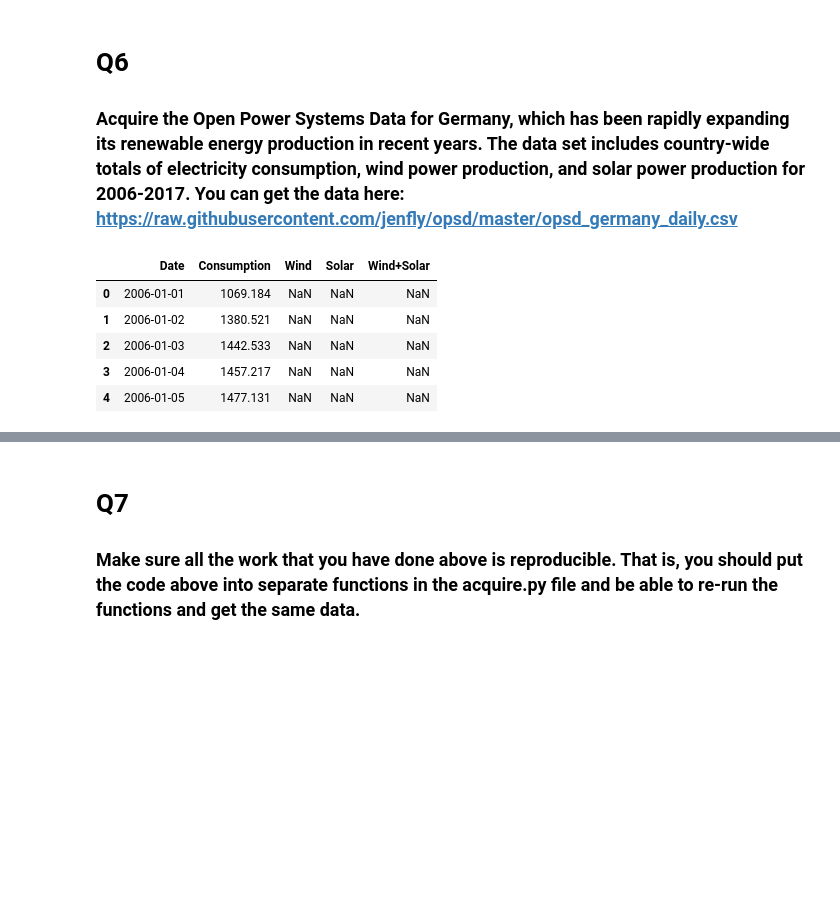
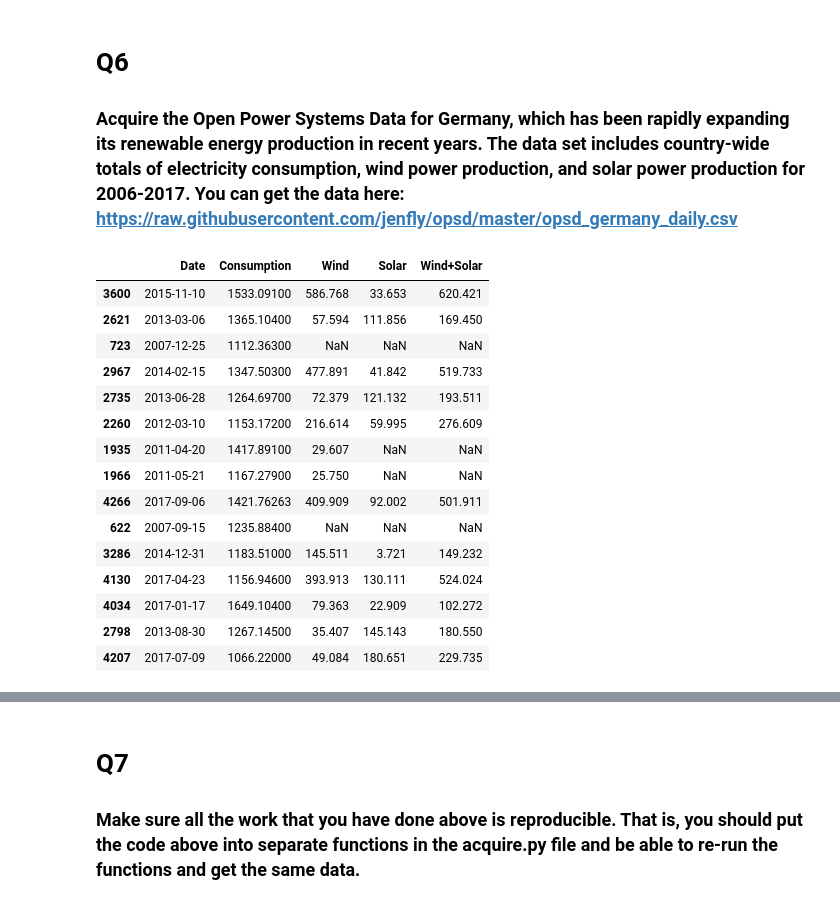
Before and after one commit to Ramiro-Lopez/time-series-exercises, a Jupyter notebook: acquire_exercise.ipynb, the cells around one changed output, grey strips where cells are left out. Drawn from its saved outputs; the diff is of its cells as text; code cells hidden in the pictures; blank space fills up the shorter version.

```diff
--- a/acquire_exercise.ipynb
+++ b/acquire_exercise.ipynb
@@ -385,11 +453,21 @@ df.head()
 ### Acquire the Open Power Systems Data for Germany, which has been rapidly expanding its renewable energy production in recent years. The data set includes country-wide totals of electricity consumption, wind power production, and solar power production for 2006-2017. You can get the data here: https://raw.githubusercontent.com/jenfly/opsd/master/opsd_germany_daily.csv
 # %%
 solar_df = pd.read_csv('https://raw.githubusercontent.com/jenfly/opsd/master/opsd_germany_daily.csv')
-solar_df.head()
+solar_df.sample(15)
 # %% [output]
 |  | Date | Consumption | Wind | Solar | Wind+Solar |
-| 0 | 2006-01-01 | 1069.184 | NaN | NaN | NaN |
-| 1 | 2006-01-02 | 1380.521 | NaN | NaN | NaN |
-| 2 | 2006-01-03 | 1442.533 | NaN | NaN | NaN |
-| 3 | 2006-01-04 | 1457.217 | NaN | NaN | NaN |
-| 4 | 2006-01-05 | 1477.131 | NaN | NaN | NaN |
+| 3600 | 2015-11-10 | 1533.09100 | 586.768 | 33.653 | 620.421 |
+| 2621 | 2013-03-06 | 1365.10400 | 57.594 | 111.856 | 169.450 |
+| 723 | 2007-12-25 | 1112.36300 | NaN | NaN | NaN |
+| 2967 | 2014-02-15 | 1347.50300 | 477.891 | 41.842 | 519.733 |
+| 2735 | 2013-06-28 | 1264.69700 | 72.379 | 121.132 | 193.511 |
+| 2260 | 2012-03-10 | 1153.17200 | 216.614 | 59.995 | 276.609 |
+| 1935 | 2011-04-20 | 1417.89100 | 29.607 | NaN | NaN |
+| 1966 | 2011-05-21 | 1167.27900 | 25.750 | NaN | NaN |
+| 4266 | 2017-09-06 | 1421.76263 | 409.909 | 92.002 | 501.911 |
+| 622 | 2007-09-15 | 1235.88400 | NaN | NaN | NaN |
+| 3286 | 2014-12-31 | 1183.51000 | 145.511 | 3.721 | 149.232 |
+| 4130 | 2017-04-23 | 1156.94600 | 393.913 | 130.111 | 524.024 |
+| 4034 | 2017-01-17 | 1649.10400 | 79.363 | 22.909 | 102.272 |
+| 2798 | 2013-08-30 | 1267.14500 | 35.407 | 145.143 | 180.550 |
+| 4207 | 2017-07-09 | 1066.22000 | 49.084 | 180.651 | 229.735 |
```
Also changed, not shown: parts of 46 cells of this notebook.
